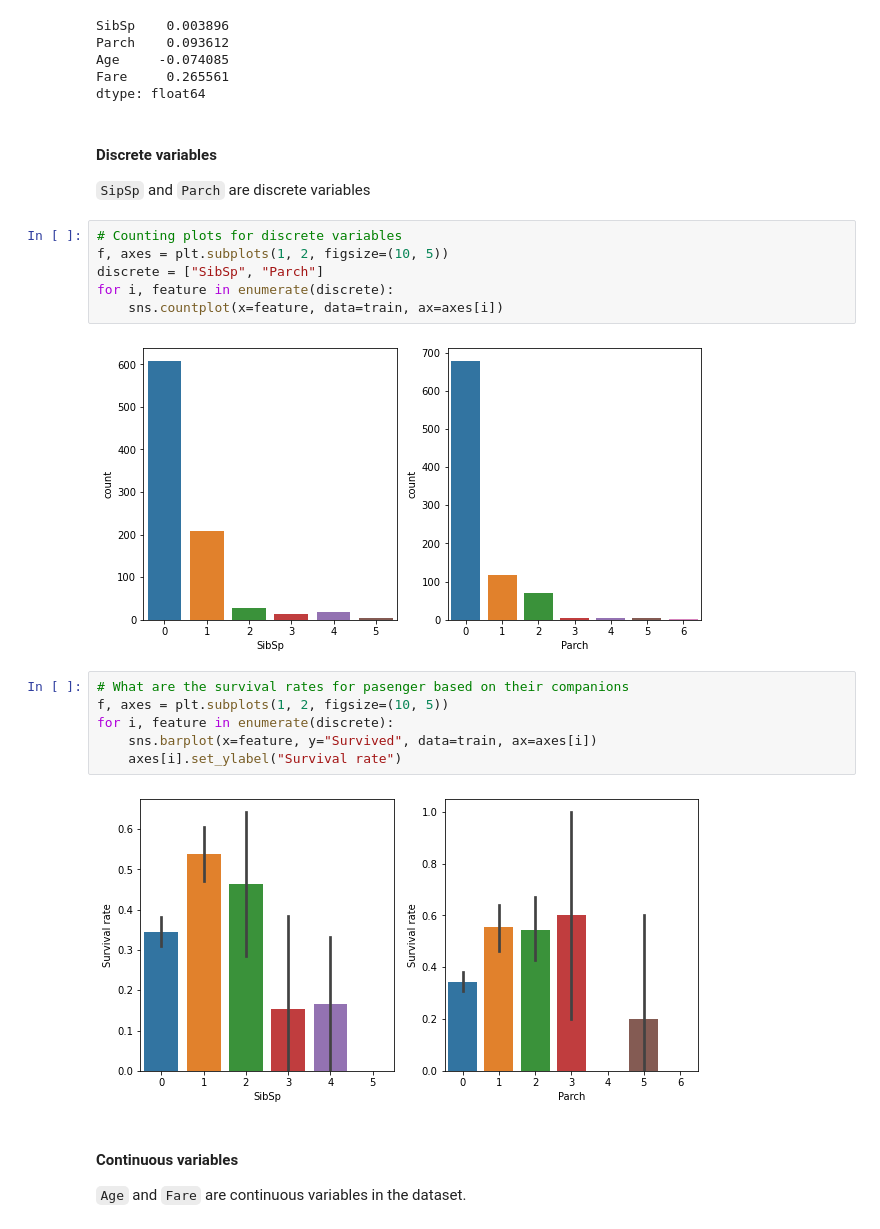
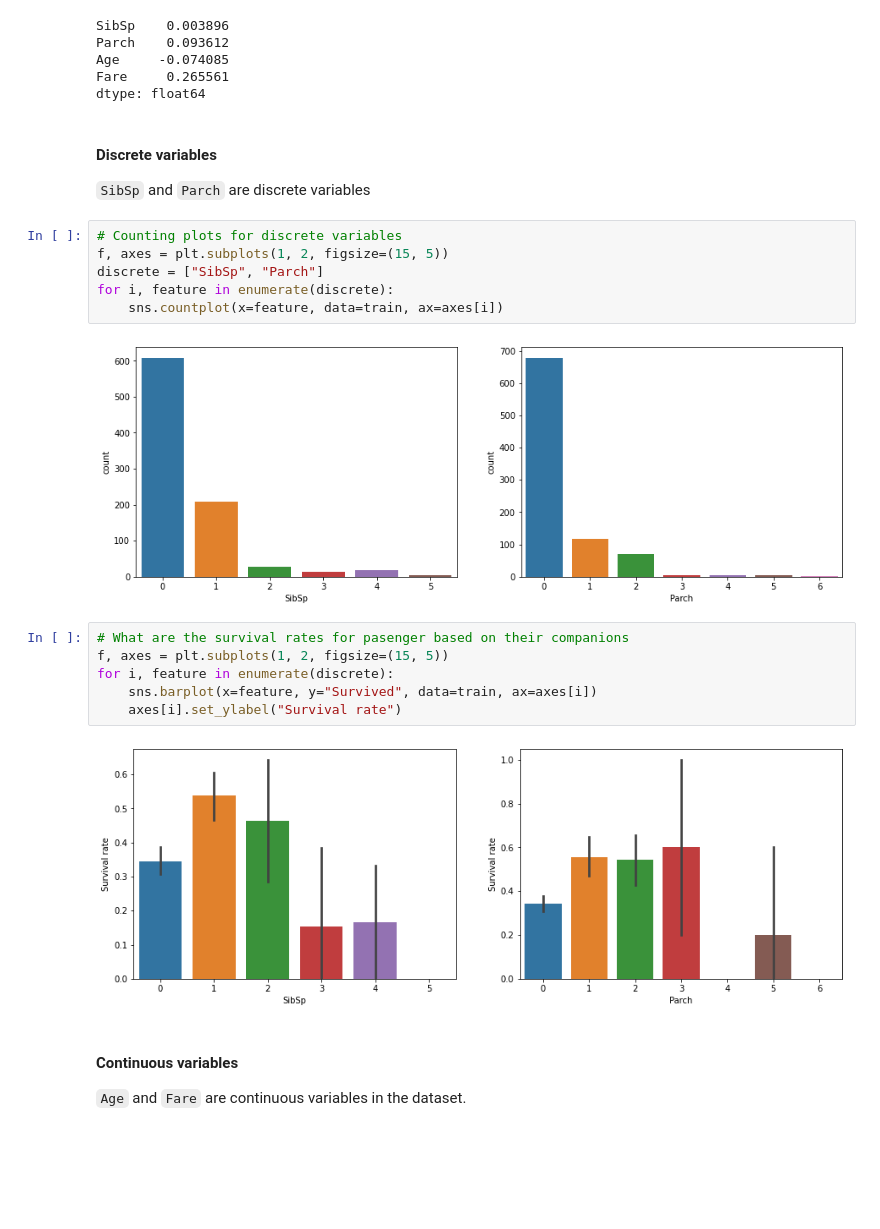
Before and after one commit to jmateo27/Titanic-Project, a Jupyter notebook: titanic.ipynb, the cells around one changed output. Cells and saved outputs as stored; diff of their text form; blank space fills up the shorter version.

```diff
--- a/titanic.ipynb
+++ b/titanic.ipynb
@@ -188,23 +188,23 @@ dtype: float64
 # %% [markdown]
 #### Discrete variables
 
-`SipSp` and `Parch` are discrete variables
+`SibSp` and `Parch` are discrete variables
 # %%
 # Counting plots for discrete variables
-f, axes = plt.subplots(1, 2, figsize=(10, 5))
+f, axes = plt.subplots(1, 2, figsize=(15, 5))
 discrete = ["SibSp", "Parch"]
 for i, feature in enumerate(discrete):
     sns.countplot(x=feature, data=train, ax=axes[i])
 # %% [output]
-[figure, old version]
+[figure, new version]
 # %%
 # What are the survival rates for pasenger based on their companions
-f, axes = plt.subplots(1, 2, figsize=(10, 5))
+f, axes = plt.subplots(1, 2, figsize=(15, 5))
 for i, feature in enumerate(discrete):
     sns.barplot(x=feature, y="Survived", data=train, ax=axes[i])
     axes[i].set_ylabel("Survival rate")
 # %% [output]
-[figure, old version]
+[figure, new version]
 # %% [markdown]
 #### Continuous variables
 
```
Also changed, not shown: parts of 9 cells of this notebook.
